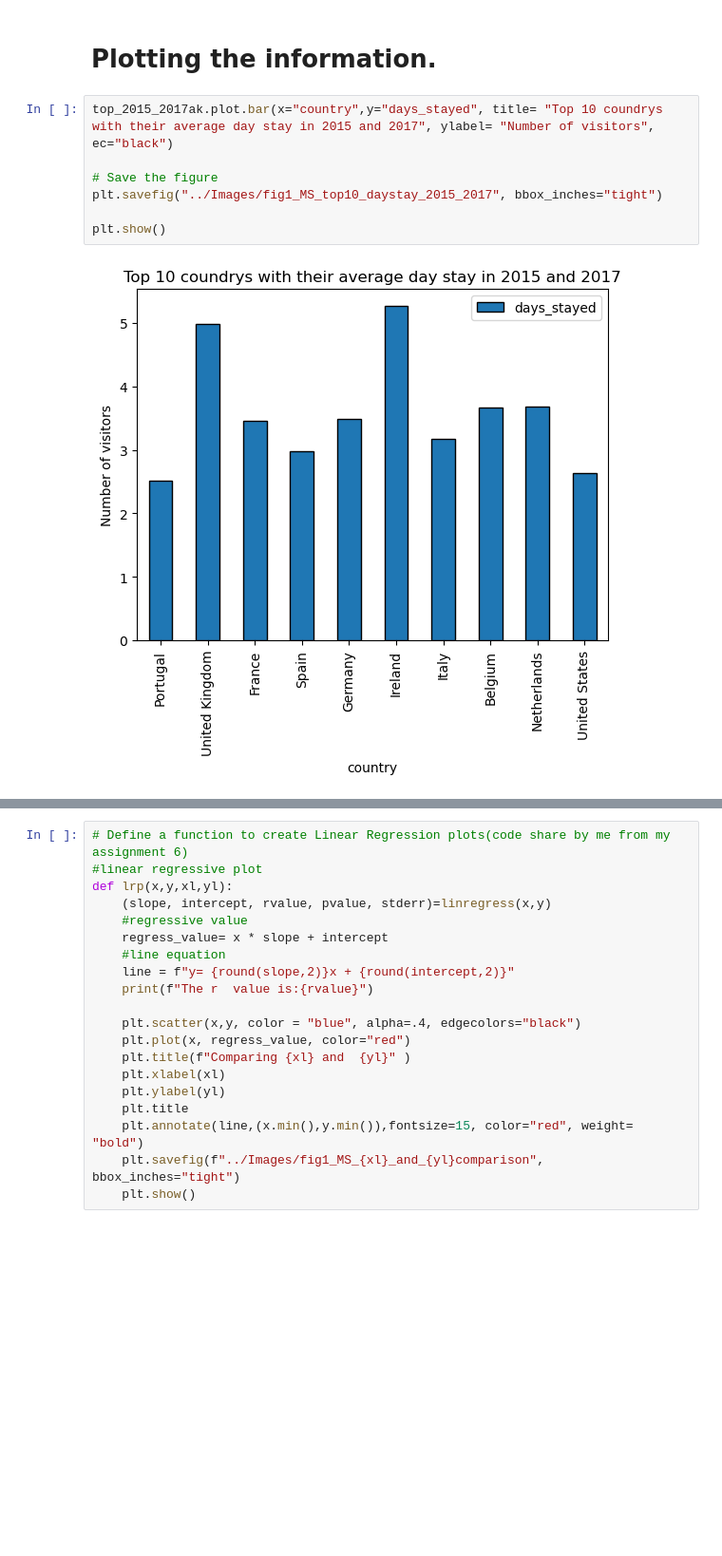
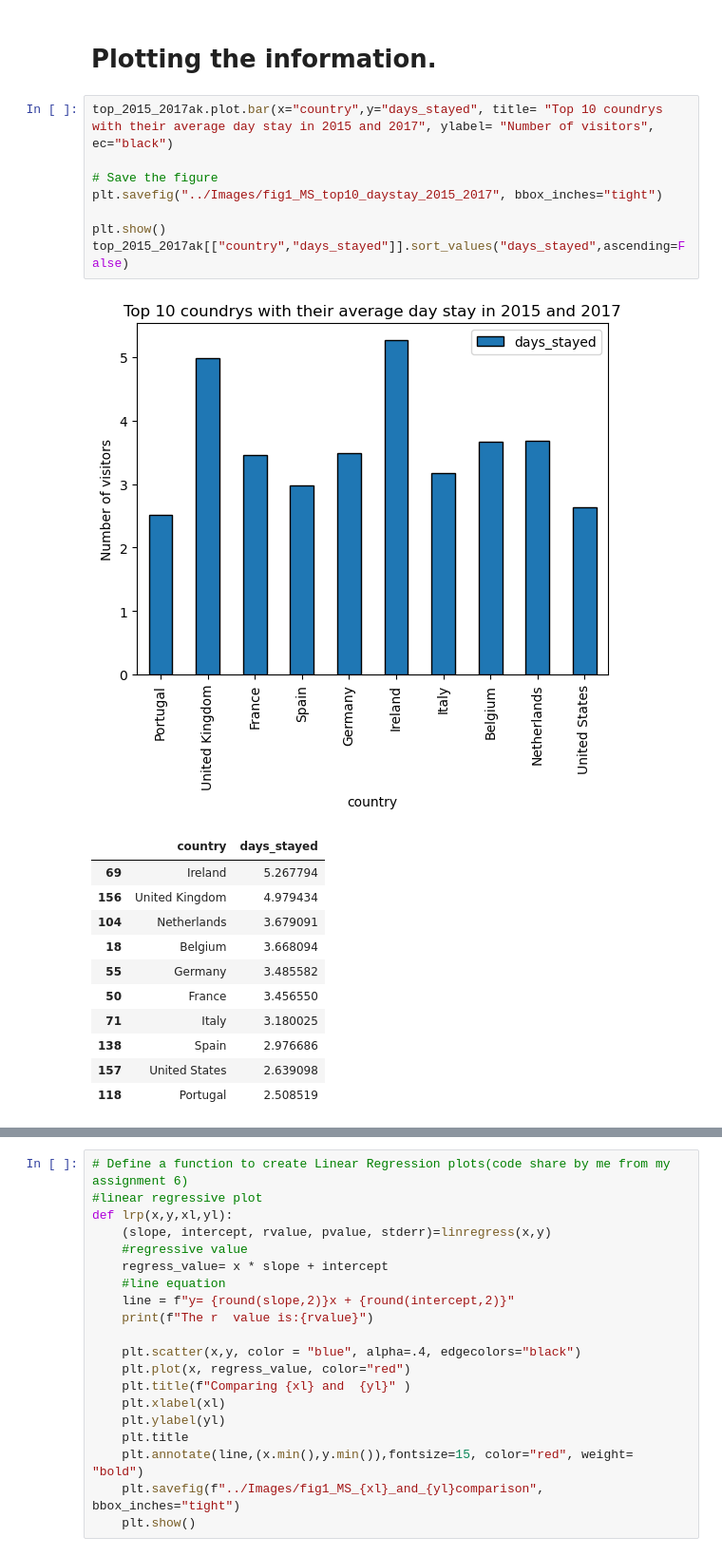
Before and after one commit to Kathyvng/Project1_Group6, a Jupyter notebook: Miguel_Analysis/clean_it.ipynb, the cells around one changed output, grey strips where cells are left out. Shown: that part at 95% size. Saved outputs shown, nothing was run; the diff lists cells and outputs as text; blank space fills up the shorter version.

```diff
--- a/Miguel_Analysis/clean_it.ipynb
+++ b/Miguel_Analysis/clean_it.ipynb
@@ -472,12 +473,24 @@ top_2015_2017ak,top_10_2015,top_10_2016,top_10_2017
 # %%
 top_2015_2017ak.plot.bar(x="country",y="days_stayed", title= "Top 10 coundrys with their average day stay in 2015 and 2017", ylabel= "Number of visitors", ec="black")
 
 # Save the figure
 plt.savefig("../Images/fig1_MS_top10_daystay_2015_2017", bbox_inches="tight")
 
 plt.show()
+top_2015_2017ak[["country","days_stayed"]].sort_values("days_stayed",ascending=False)
 # %% [output]
 [figure]
+|  | country | days_stayed |
+| 69 | Ireland | 5.267794 |
+| 156 | United Kingdom | 4.979434 |
+| 104 | Netherlands | 3.679091 |
+| 18 | Belgium | 3.668094 |
+| 55 | Germany | 3.485582 |
+| 50 | France | 3.456550 |
+| 71 | Italy | 3.180025 |
+| 138 | Spain | 2.976686 |
+| 157 | United States | 2.639098 |
+| 118 | Portugal | 2.508519 |
 # %%
 top_2015_2017ak.plot.bar(x="country",y="number_of_people", title= "Country with the most visitor between 2015 and 2017", ylabel= "Number of visitors", ec="black")
 
```
Also changed, not shown: parts of 12 cells of this notebook.
